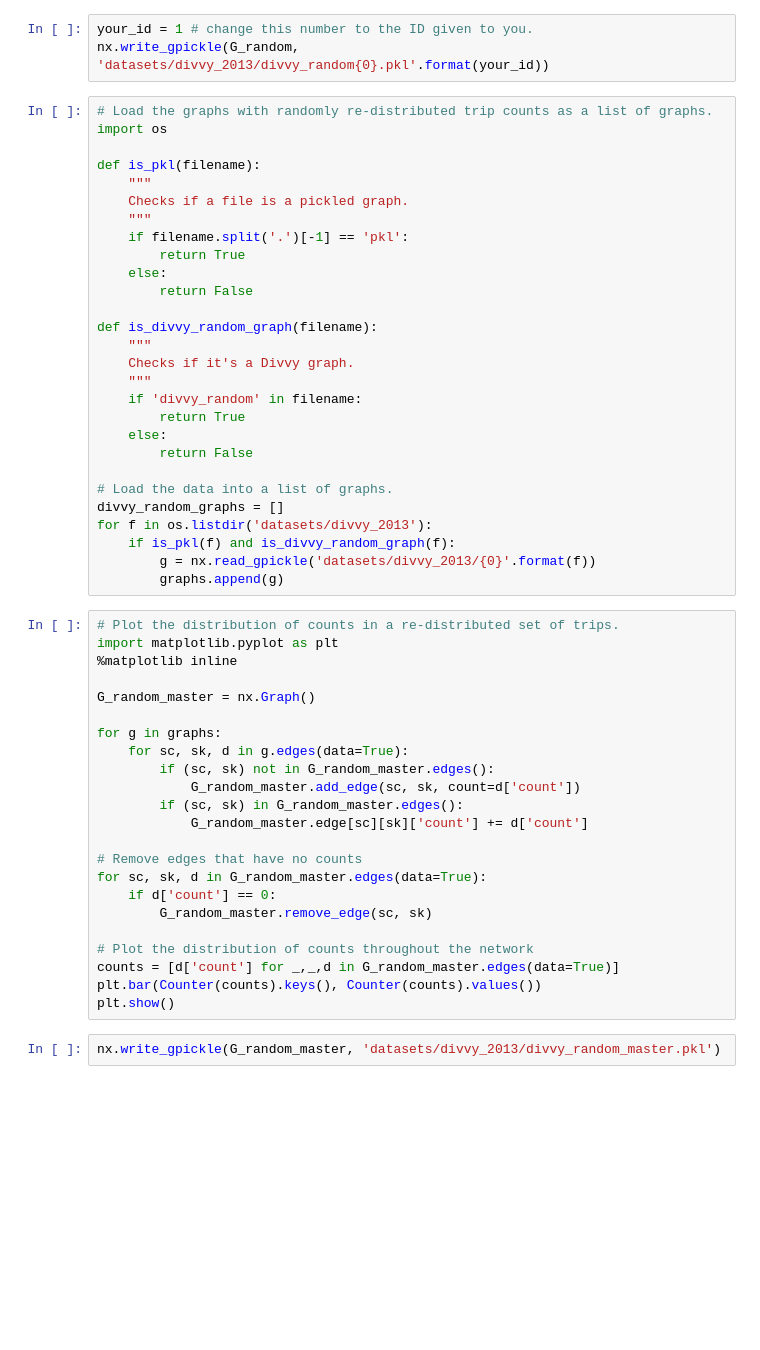
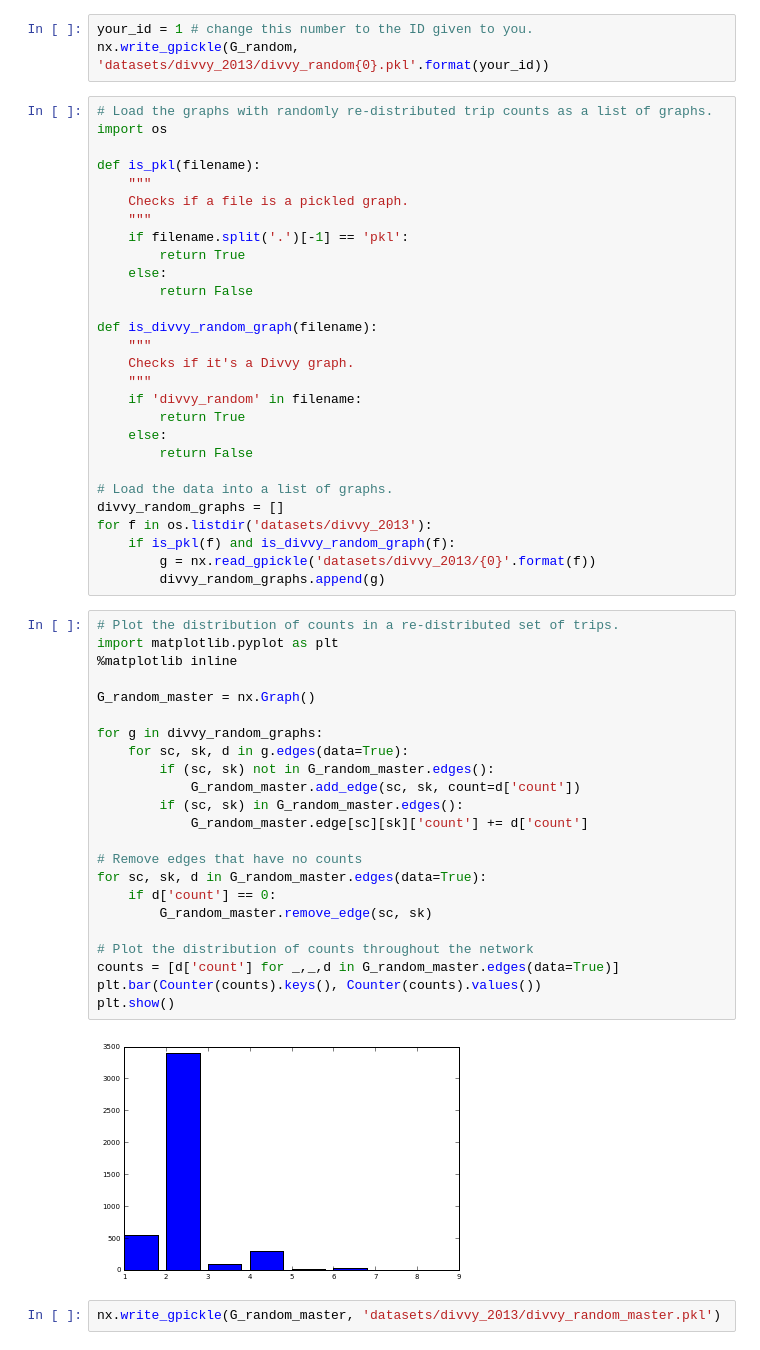
Before and after one commit to ericmjl/Network-Analysis-Made-Simple, a Jupyter notebook: 6. Random Networks and Statistics (Instructor).ipynb, the cells around one changed output. Drawn from its saved outputs; the diff is of its cells as text; blank space fills up the shorter version.

```diff
--- a/6. Random Networks and Statistics (Instructor).ipynb
+++ b/6. Random Networks and Statistics (Instructor).ipynb
@@ -145,30 +145,32 @@ divvy_random_graphs = []
 for f in os.listdir('datasets/divvy_2013'):
     if is_pkl(f) and is_divvy_random_graph(f):
         g = nx.read_gpickle('datasets/divvy_2013/{0}'.format(f))
-        graphs.append(g)
+        divvy_random_graphs.append(g)
 # %%
 # Plot the distribution of counts in a re-distributed set of trips.
 import matplotlib.pyplot as plt
 %matplotlib inline
 
 G_random_master = nx.Graph()
 
-for g in graphs:
+for g in divvy_random_graphs:
     for sc, sk, d in g.edges(data=True):
         if (sc, sk) not in G_random_master.edges():
             G_random_master.add_edge(sc, sk, count=d['count'])
         if (sc, sk) in G_random_master.edges():
             G_random_master.edge[sc][sk]['count'] += d['count']
 
 # Remove edges that have no counts
 for sc, sk, d in G_random_master.edges(data=True):
     if d['count'] == 0:
         G_random_master.remove_edge(sc, sk)
 
 # Plot the distribution of counts throughout the network
 counts = [d['count'] for _,_,d in G_random_master.edges(data=True)]
 plt.bar(Counter(counts).keys(), Counter(counts).values())
 plt.show()
+# %% [output]
+[figure, added]
 # %%
 nx.write_gpickle(G_random_master, 'datasets/divvy_2013/divvy_random_master.pkl')
 # %% [markdown]
```
Also changed, not shown: 10 other files.
